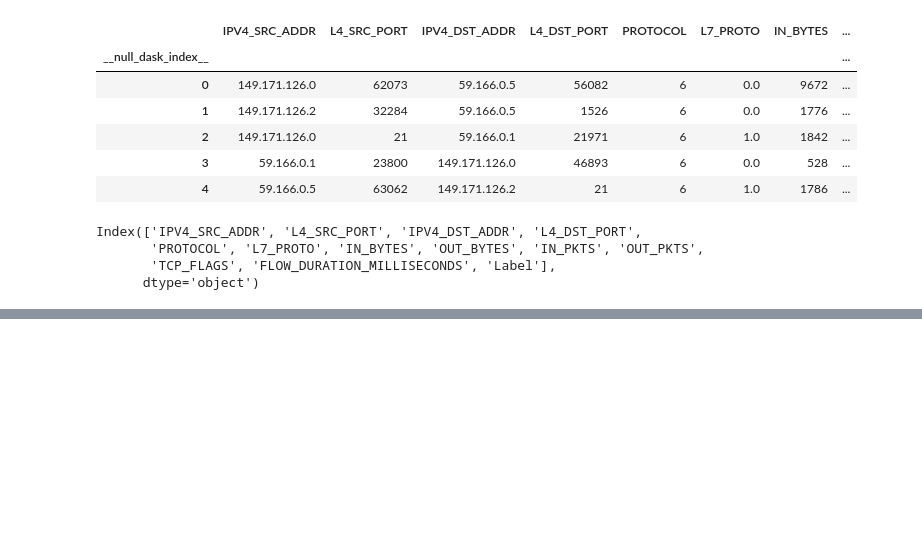
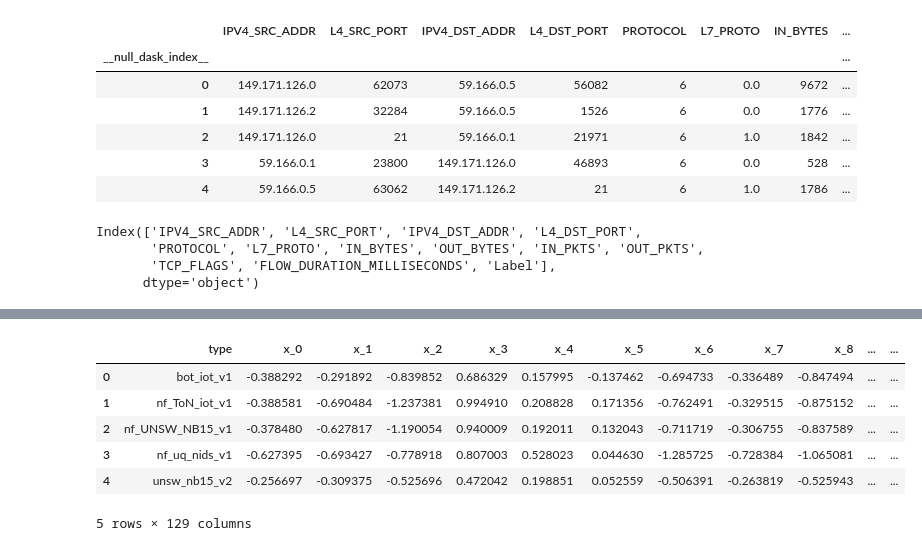
Before and after one commit to venkiharvgit/csci-e-599a-2024-cybersecurity, a Jupyter notebook: graph_similarity/GraphSimilarity_analysis.ipynb, the cells around one changed output, grey strips where cells are left out. Drawn from its saved outputs; the diff is of its cells as text; code cells hidden in the pictures; blank space fills up the shorter version.

```diff
--- a/graph_similarity/GraphSimilarity_analysis.ipynb
+++ b/graph_similarity/GraphSimilarity_analysis.ipynb
@@ -227,0 +451,13 @@ average_similarity 0.35102224
+# %%
+import pandas as pd
+
+embeddings_df=pd.read_csv("features/nci2.csv")
+embeddings_df.head()
+# %% [output]
+|  | type | x_0 | x_1 | x_2 | x_3 | x_4 | x_5 | x_6 | x_7 | x_8 | ... | ... |
+| 0 | bot_iot_v1 | -0.388292 | -0.291892 | -0.839852 | 0.686329 | 0.157995 | -0.137462 | -0.694733 | -0.336489 | -0.847494 | ... | ... |
+| 1 | nf_ToN_iot_v1 | -0.388581 | -0.690484 | -1.237381 | 0.994910 | 0.208828 | 0.171356 | -0.762491 | -0.329515 | -0.875152 | ... | ... |
+| 2 | nf_UNSW_NB15_v1 | -0.378480 | -0.627817 | -1.190054 | 0.940009 | 0.192011 | 0.132043 | -0.711719 | -0.306755 | -0.837589 | ... | ... |
+| 3 | nf_uq_nids_v1 | -0.627395 | -0.693427 | -0.778918 | 0.807003 | 0.528023 | 0.044630 | -1.285725 | -0.728384 | -1.065081 | ... | ... |
+| 4 | unsw_nb15_v2 | -0.256697 | -0.309375 | -0.525696 | 0.472042 | 0.198851 | 0.052559 | -0.506391 | -0.263819 | -0.525943 | ... | ... |
+5 rows × 129 columns
```
Also changed, not shown: parts of 38 cells of this notebook.
